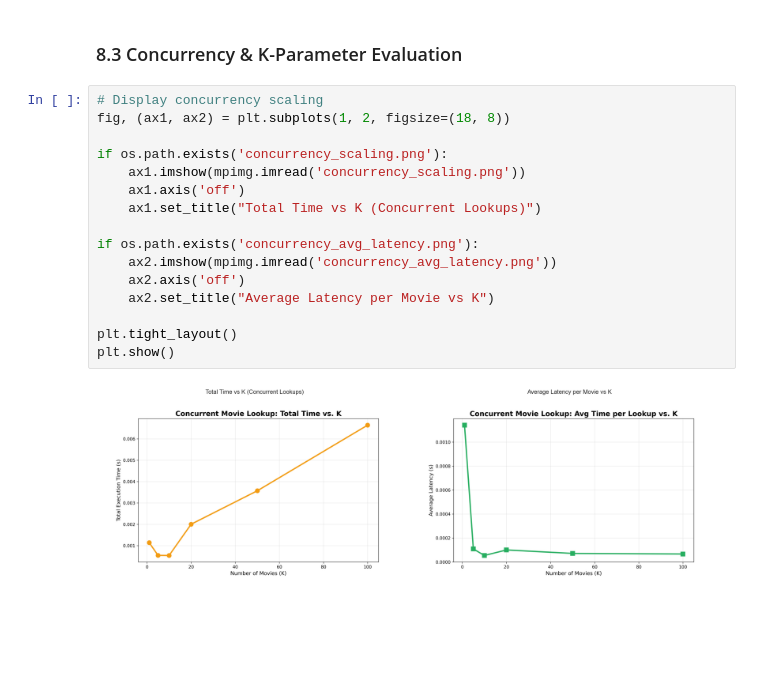
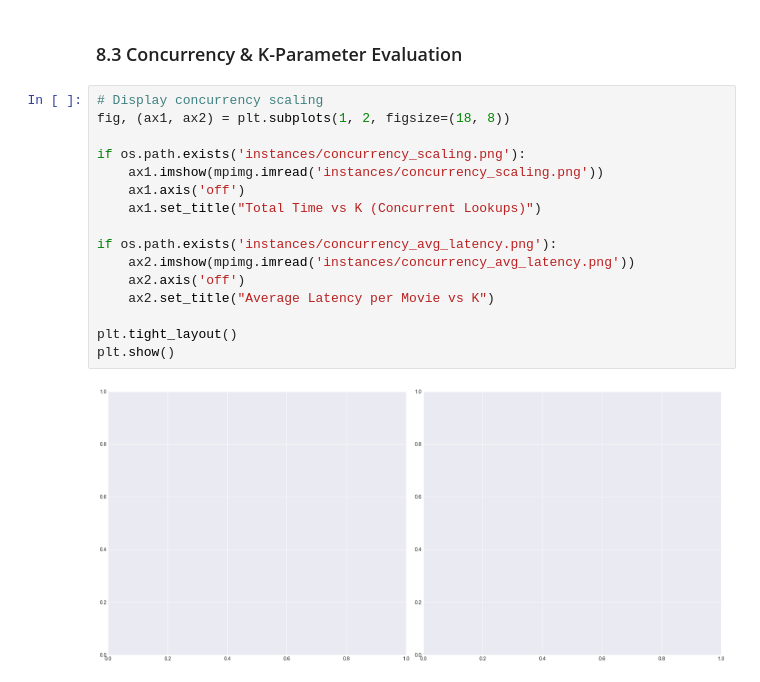
Before and after one commit to AggelosVer/Texnologies-Apokentrwmenwn-Dedomenwn, a Jupyter notebook: analysis_notebook.ipynb, the cells around one changed output. Cells and saved outputs as stored; diff of their text form; blank space fills up the shorter version.

```diff
--- a/analysis_notebook.ipynb
+++ b/analysis_notebook.ipynb
@@ -488,18 +488,18 @@ plt.show()
 # %%
 # Display concurrency scaling
 fig, (ax1, ax2) = plt.subplots(1, 2, figsize=(18, 8))
 
-if os.path.exists('concurrency_scaling.png'):
-    ax1.imshow(mpimg.imread('concurrency_scaling.png'))
+if os.path.exists('instances/concurrency_scaling.png'):
+    ax1.imshow(mpimg.imread('instances/concurrency_scaling.png'))
     ax1.axis('off')
     ax1.set_title("Total Time vs K (Concurrent Lookups)")
 
-if os.path.exists('concurrency_avg_latency.png'):
-    ax2.imshow(mpimg.imread('concurrency_avg_latency.png'))
+if os.path.exists('instances/concurrency_avg_latency.png'):
+    ax2.imshow(mpimg.imread('instances/concurrency_avg_latency.png'))
     ax2.axis('off')
     ax2.set_title("Average Latency per Movie vs K")
 
 plt.tight_layout()
 plt.show()
 # %% [output]
-[figure, old version]
+[figure, new version]
```
Also changed, not shown: parts of 2 cells of this notebook, 4 other files.
